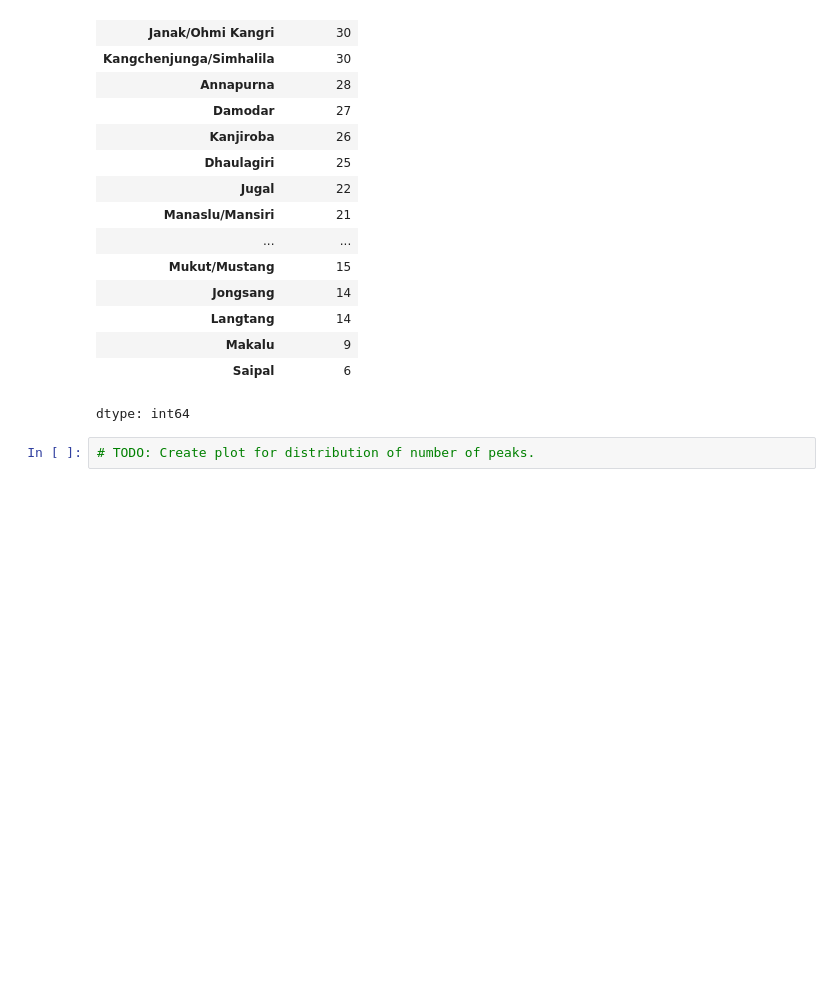
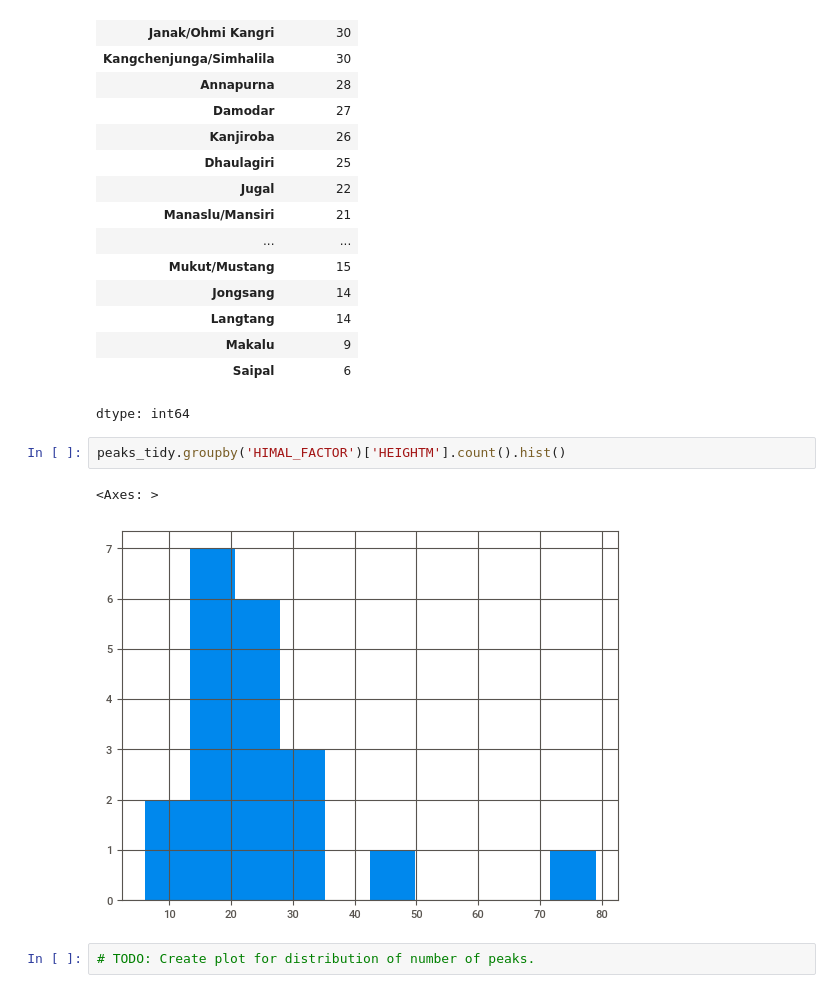
Before and after one commit to k10sj02/tidy-pydy-tuesday, a Jupyter notebook: 2025_01_21_himalayan_expeditions.ipynb, the cells around one changed output. Cells and saved outputs as stored; diff of their text form; blank space fills up the shorter version.

```diff
--- a/2025_01_21_himalayan_expeditions.ipynb
+++ b/2025_01_21_himalayan_expeditions.ipynb
@@ -496,6 +501,11 @@ peaks_count
 | Makalu | 9 |
 | Saipal | 6 |
 dtype: int64
+# %%
+peaks_tidy.groupby('HIMAL_FACTOR')['HEIGHTM'].count().hist()
+# %% [output]
+<Axes: >
+[figure, added]
 # %%
 # TODO: Create plot for distribution of number of peaks.
 # %%
```
Also changed, not shown: parts of 1 cell of this notebook.
